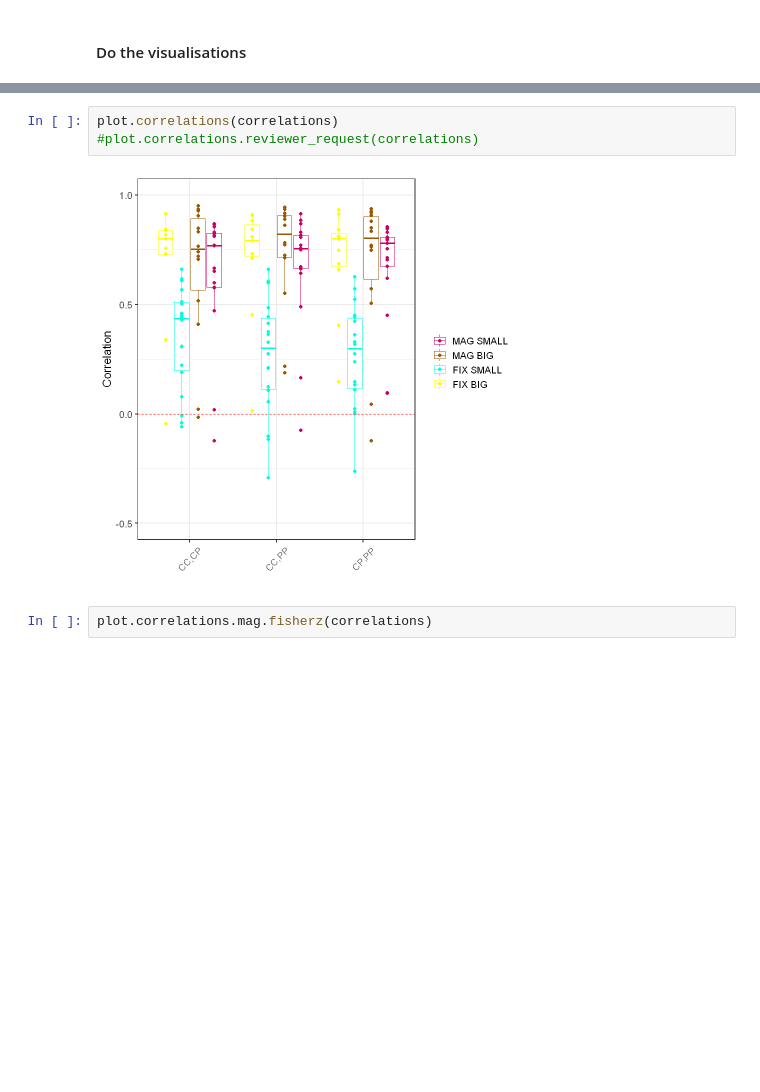
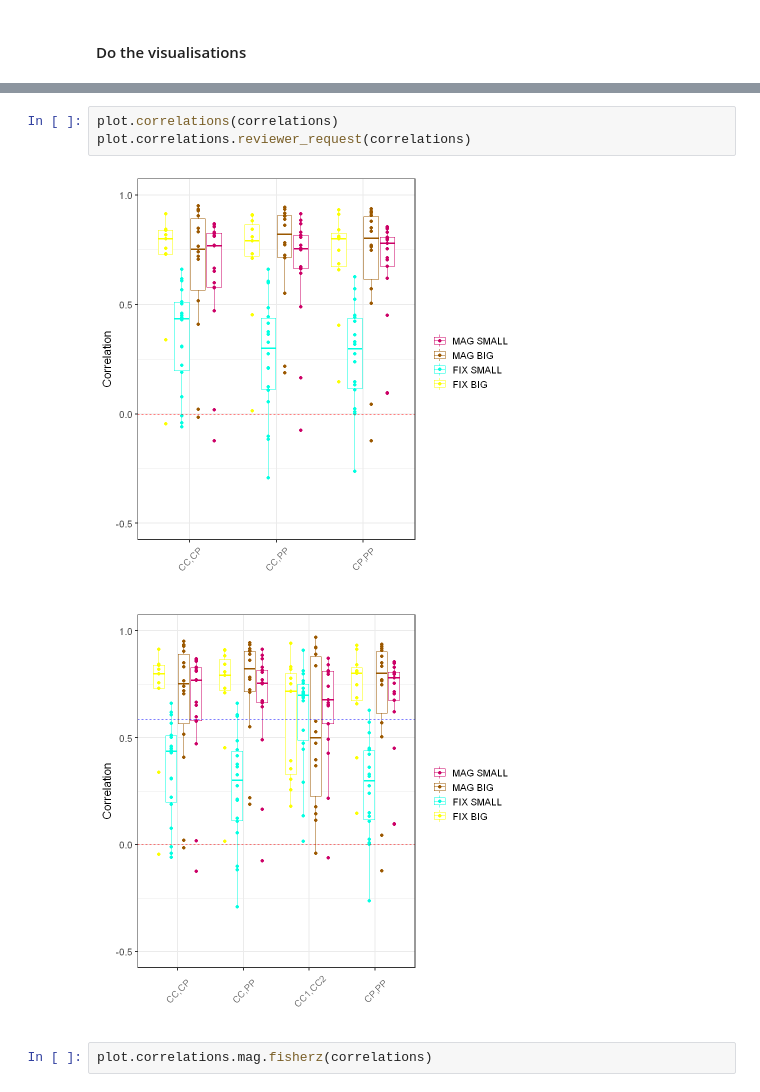
Before and after one commit to ArielZJ/Precision-Phenomenology-Data-Analysis, a Jupyter notebook: Fovea vs. Periphery Color Similarity Pilot Analysis - 2stim Analysis.ipynb, the cells around one changed output, grey strips where cells are left out. Drawn from its saved outputs; the diff is of its cells as text; blank space fills up the shorter version.

```diff
--- a/Fovea vs. Periphery Color Similarity Pilot Analysis - 2stim Analysis.ipynb
+++ b/Fovea vs. Periphery Color Similarity Pilot Analysis - 2stim Analysis.ipynb
@@ -1543,8 +1532,9 @@ plot.correlations.mag.fisherz <- function(df){
 # %%
 plot.correlations(correlations)
-#plot.correlations.reviewer_request(correlations)
+plot.correlations.reviewer_request(correlations)
 # %% [output]
 [figure]
+[figure, added]
 # %%
 plot.correlations.mag.fisherz(correlations)
 # %% [output]
```
Also changed, not shown: parts of 21 cells of this notebook, 7 other files.
